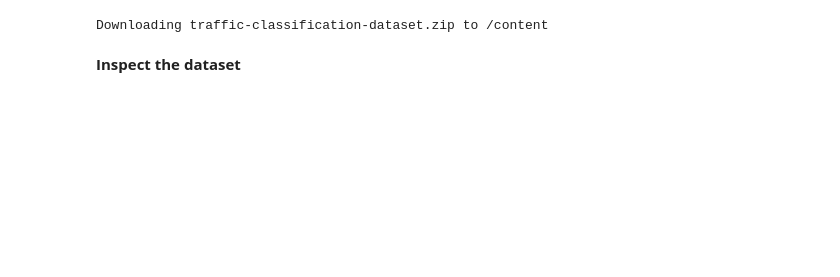
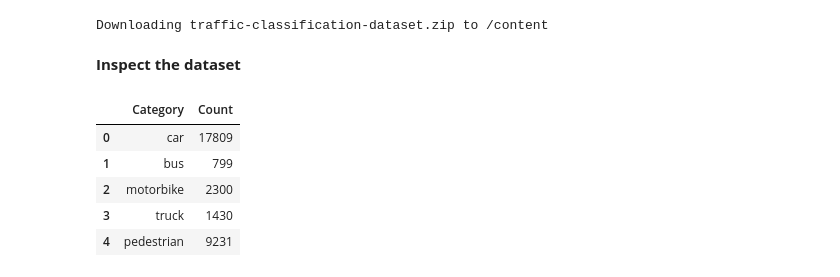
Before and after one commit to Arup3201/SmartFlow-Traffic-Detector, a Jupyter notebook: notebooks/traffic_classification.ipynb, the cells around one changed output. Drawn from its saved outputs; the diff is of its cells as text; code cells hidden in the pictures; blank space fills up the shorter version.

```diff
--- a/notebooks/traffic_classification.ipynb
+++ b/notebooks/traffic_classification.ipynb
@@ -39,3 +48,41 @@ Downloading traffic-classification-dataset.zip to /content
 !rm traffic-classification-dataset.zip
 # %% [markdown]
 **Inspect the dataset**
+# %%
+def get_examples(directory):
+  examples = []
+
+  for f in glob.glob(directory+"/"+"*.jpg"):
+    examples.append(f)
+
+  return examples
+# %%
+# Datasets path
+dataset_dir = "traffic-detection-dataset"
+
+# Images path of each class
+cars_dir = "traffic-detection-dataset/car"
+buses_dir = "traffic-detection-dataset/bus"
+motorbikes_dir = "traffic-detection-dataset/motorbike"
+trucks_dir = "traffic-detection-dataset/truck"
+pedestrians_dir = "traffic-detection-dataset/pedestrian"
+# %%
+car_examples = get_examples(cars_dir)
+bus_examples = get_examples(buses_dir)
+motorbike_examples = get_examples(motorbikes_dir)
+truck_examples = get_examples(trucks_dir)
+pedestrian_examples = get_examples(pedestrians_dir)
+# %%
+counts = [len(car_examples), len(bus_examples), len(motorbike_examples), len(truck_examples),
+          len(pedestrian_examples)]
+categories = ["car", "bus", "motorbike", "truck", "pedestrian"]
+
+df_counts = pd.DataFrame({"Category": categories, "Count": counts})
+df_counts.head()
+# %% [output]
+|  | Category | Count |
+| 0 | car | 17809 |
+| 1 | bus | 799 |
+| 2 | motorbike | 2300 |
+| 3 | truck | 1430 |
+| 4 | pedestrian | 9231 |
```
Also changed, not shown: parts of 28 cells of this notebook.
